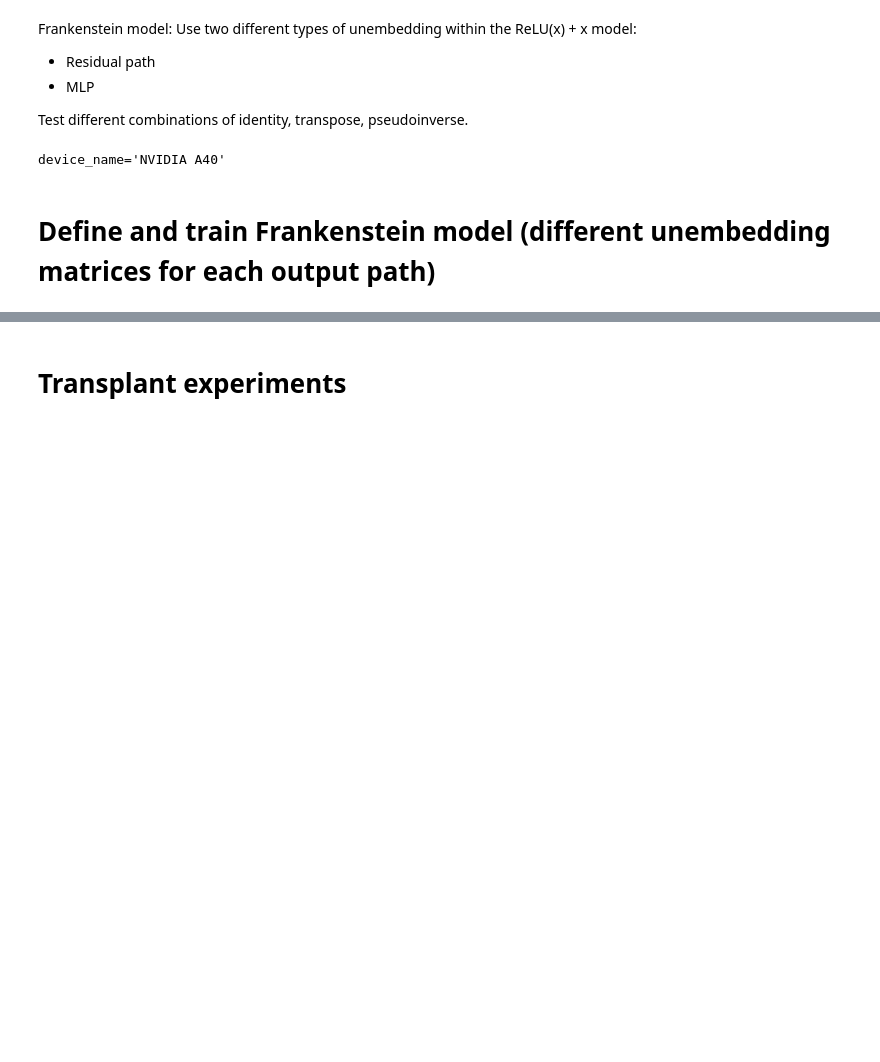
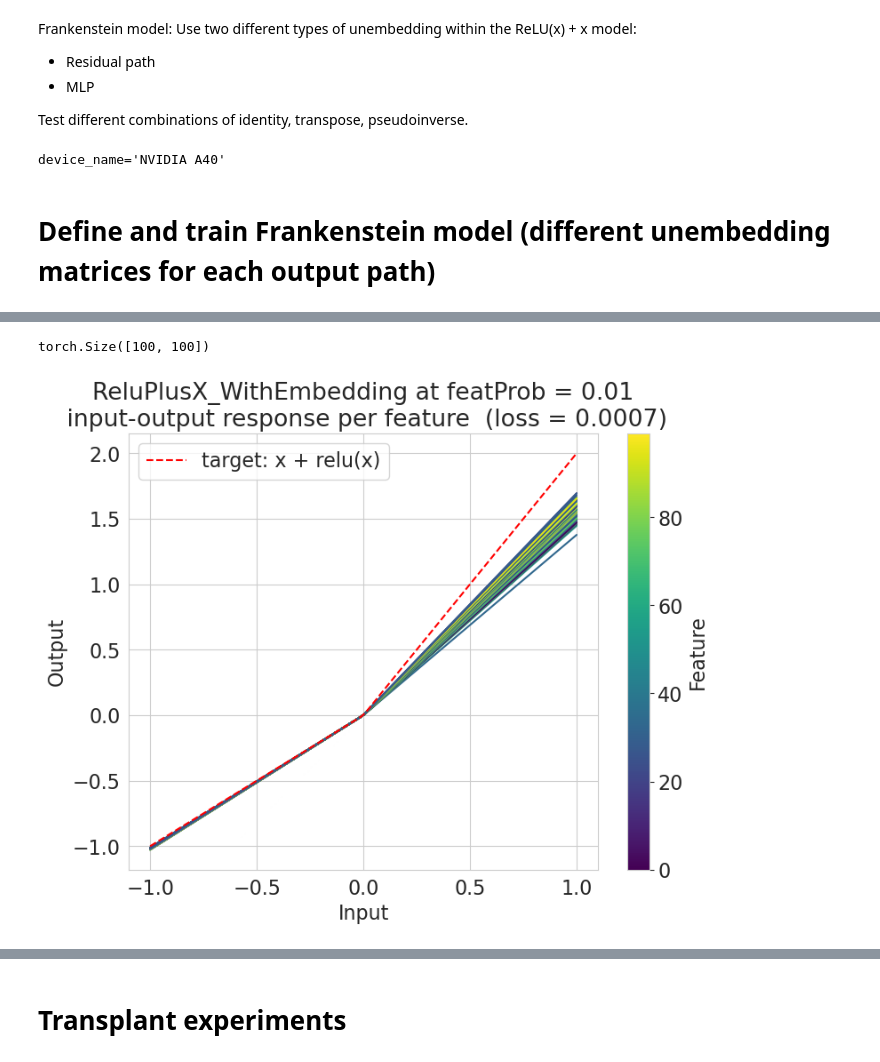
Before and after one commit to Stefan-Heimersheim/toy-model-of-computation-in-superposition, a Jupyter notebook: notebooks/frankenstein_model.ipynb, the cells around one changed output, grey strips where cells are left out. Cells and saved outputs as stored; diff of their text form; code cells hidden in the pictures; blank space fills up the shorter version.

```diff
--- a/notebooks/frankenstein_model.ipynb
+++ b/notebooks/frankenstein_model.ipynb
@@ -557,0 +930,16 @@ plt.show()
+# %%
+"""Compute and plot input-output response profile."""
+
+vals = t.linspace(-1, 1, 100, device=device)  # input values
+Y = in_out_response(model, vals, device)
+print(Y.shape)
+fig = plot_input_output_response(Y, vals, model.cfg.name, feat_prob, losses)
+
+# save figure and show
+filename = f"/workspace/{model.cfg.name}_S{feat_prob:.2f}_input_output_response.png"
+plt.grid()
+plt.savefig(filename, dpi=300)
+plt.show()
+# %% [output]
+torch.Size([100, 100])
+[figure, added]
```
Also changed, not shown: parts of 15 cells of this notebook.
